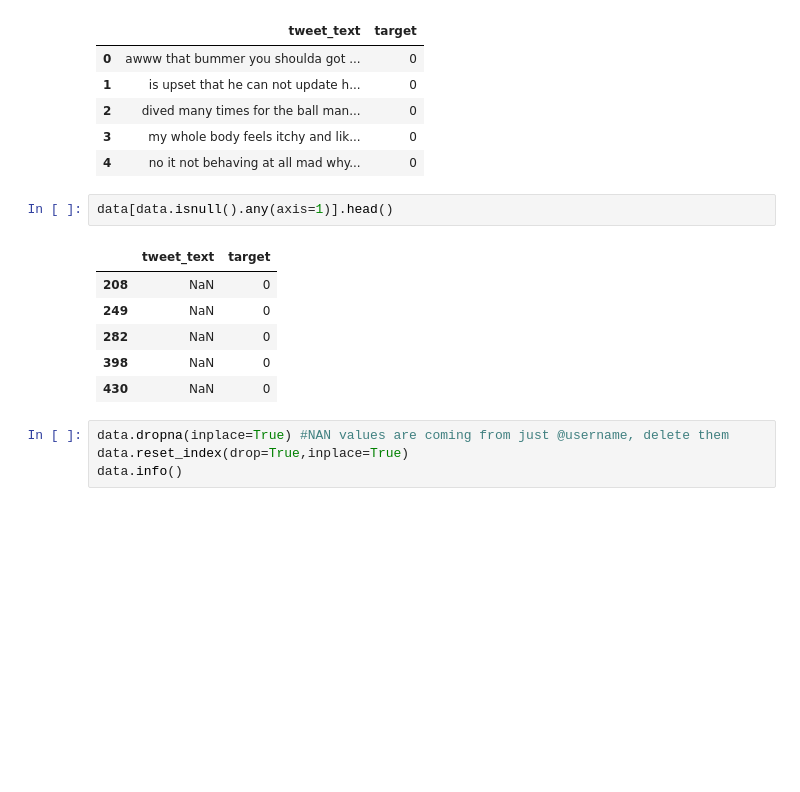
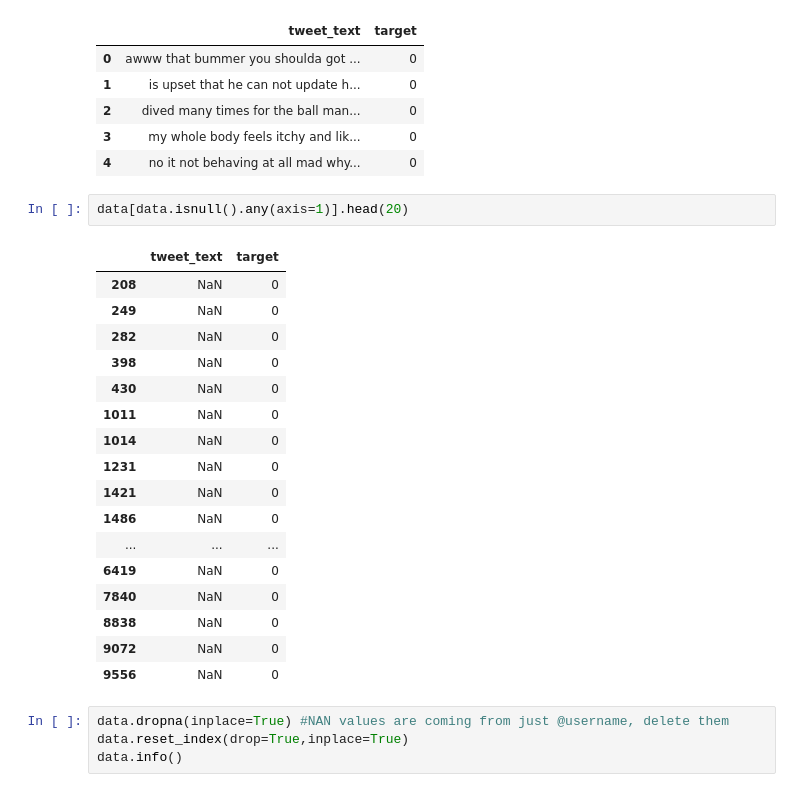
Before and after one commit to junha1532/SentimentAnalysis, a Jupyter notebook: CNN_Sentiment.ipynb, the cells around one changed output. Saved outputs shown, nothing was run; the diff lists cells and outputs as text; blank space fills up the shorter version.

```diff
--- a/CNN_Sentiment.ipynb
+++ b/CNN_Sentiment.ipynb
@@ -21,14 +21,25 @@ data.head()
 | 3 | my whole body feels itchy and lik... | 0 |
 | 4 | no it not behaving at all mad why... | 0 |
 # %%
-data[data.isnull().any(axis=1)].head()
+data[data.isnull().any(axis=1)].head(20)
 # %% [output]
 |  | tweet_text | target |
 | 208 | NaN | 0 |
 | 249 | NaN | 0 |
 | 282 | NaN | 0 |
 | 398 | NaN | 0 |
 | 430 | NaN | 0 |
+| 1011 | NaN | 0 |
+| 1014 | NaN | 0 |
+| 1231 | NaN | 0 |
+| 1421 | NaN | 0 |
+| 1486 | NaN | 0 |
+| ... | ... | ... |
+| 6419 | NaN | 0 |
+| 7840 | NaN | 0 |
+| 8838 | NaN | 0 |
+| 9072 | NaN | 0 |
+| 9556 | NaN | 0 |
 # %%
 data.dropna(inplace=True) #NAN values are coming from just @username, delete them
 data.reset_index(drop=True,inplace=True)
```
Also changed, not shown: parts of 56 cells of this notebook.
